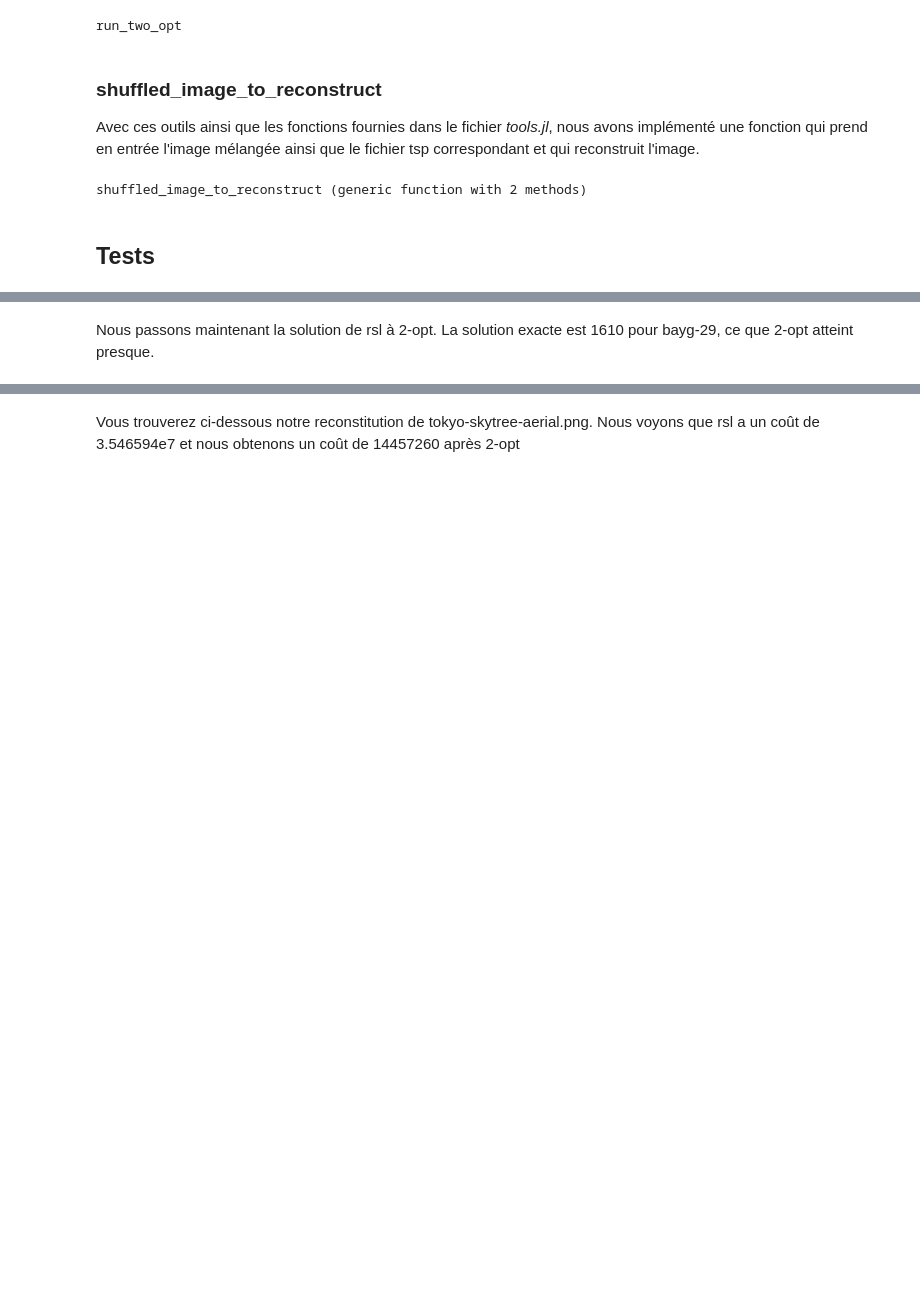
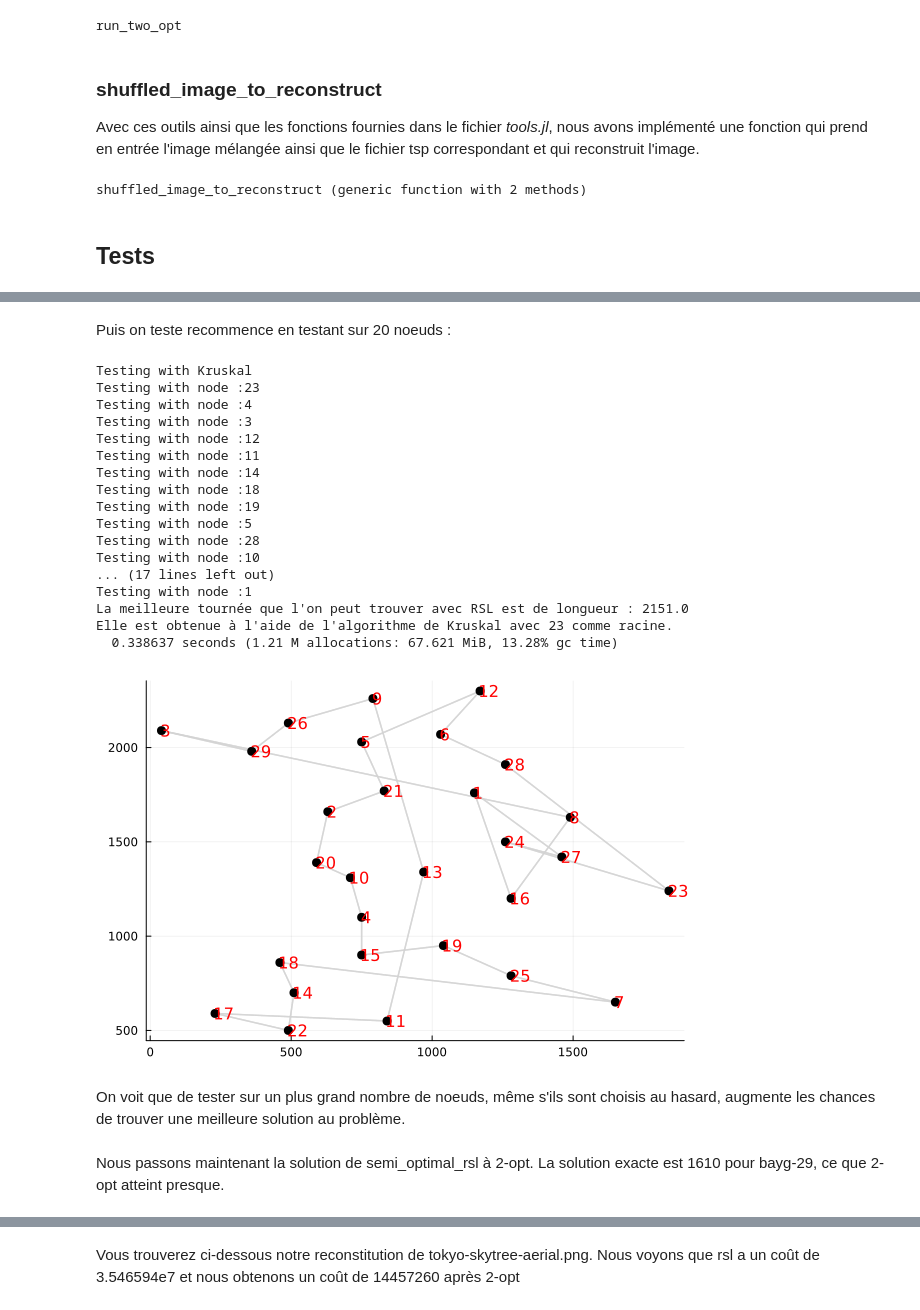
Before and after one commit to Ostrograd/mth6412b-starter-code, a Jupyter notebook: projet/phase4/phase4.ipynb, the cells around one changed output, grey strips where cells are left out. Saved outputs shown, nothing was run; the diff lists cells and outputs as text; code cells hidden in the pictures; blank space fills up the shorter version.

Commit message:
Revert "Modifications au rapport"
This reverts commit 4483492901cbff7d16016b1a2484bbbdfe162dc2.
"Retour à la version avec Prim"

```diff
--- a/projet/phase4/phase4.ipynb
+++ b/projet/phase4/phase4.ipynb
@@ -22,0 +27,39 @@ Premièrement, nous avons vite réalisé que l'algorithme de RSL ne serait pas s
+# %%
+using StatsBase
+
+"""Teste (nbr_of_tests) sommets comme sommets de départ pour rsl avec l'algorithme de Prim et renvoie la meilleure solution trouvée"""
+function semi_optimal_rsl(start_graph::Graph{Y,T}, nbr_of_tests::Int64) where {Y,T}
+    optimal_cycle_length = Inf64
+    optimal_cycle = 0
+    optimal_method = "0"
+    optimal_start_node = 0
+    optimal_nodes_list = []
+
+    nodes_to_try = sample(1:length(nodes(start_graph)), nbr_of_tests, replace = false)
+    for method_name in ["Kruskal"]
+        println("Testing with ",method_name)
+
+        for start_node_index in nodes_to_try
+            println("Testing with node :", start_node_index)
+            start_node = nodes(start_graph)[start_node_index]
+            graph = deepcopy(start_graph)
+            cycle, nodes_list = rsl(graph, start_node, method_name)
+            value = sum_of_weights(cycle)
+
+            if value < optimal_cycle_length
+
+                optimal_cycle_length = value
+                optimal_cycle = cycle
+                optimal_method = method_name
+                optimal_start_node = start_node
+                optimal_nodes_list = nodes_list
+            end
+
+        end
+
+    end
+    println("La meilleure tournée que l'on peut trouver avec RSL est de longueur : ",optimal_cycle_length, "\nElle est obtenue à l'aide de l'algorithme de ",optimal_method," avec \
+     ", optimal_start_node.name, " comme racine.")
+
+    return optimal_cycle, optimal_nodes_list
+end
@@ -198,6 +249,32 @@ rsl finished with cost 2151.0
 [figure]
+# %% [markdown]
+Puis on teste recommence en testant sur 20 noeuds :
+# %%
+@time cycle, nodes_list = semi_optimal_rsl(bayg29,29)
+plot_graph(cycle)
+# %% [output]
+Testing with Kruskal
+Testing with node :23
+Testing with node :4
+Testing with node :3
+Testing with node :12
+Testing with node :11
+Testing with node :14
+Testing with node :18
+Testing with node :19
+Testing with node :5
+Testing with node :28
+Testing with node :10
+... (17 lines left out)
+Testing with node :1
+La meilleure tournée que l'on peut trouver avec RSL est de longueur : 2151.0
+Elle est obtenue à l'aide de l'algorithme de Kruskal avec 23 comme racine.
+  0.338637 seconds (1.21 M allocations: 67.621 MiB, 13.28% gc time)
+[figure, added]
+# %% [markdown]
+On voit que de tester sur un plus grand nombre de noeuds, même s'ils sont choisis au hasard, augmente les chances de trouver une meilleure solution au problème.
 # %% [markdown]
-Nous passons maintenant la solution de rsl à 2-opt. La solution exacte est 1610 pour bayg-29, ce que 2-opt atteint presque.
+Nous passons maintenant la solution de semi_optimal_rsl à 2-opt. La solution exacte est 1610 pour bayg-29, ce que 2-opt atteint presque.
 # %%
 tour_indexes = Vector{Int64}([])
 for node in nodes_list
```
Also changed, not shown: parts of 17 cells of this notebook, 7 other files.
